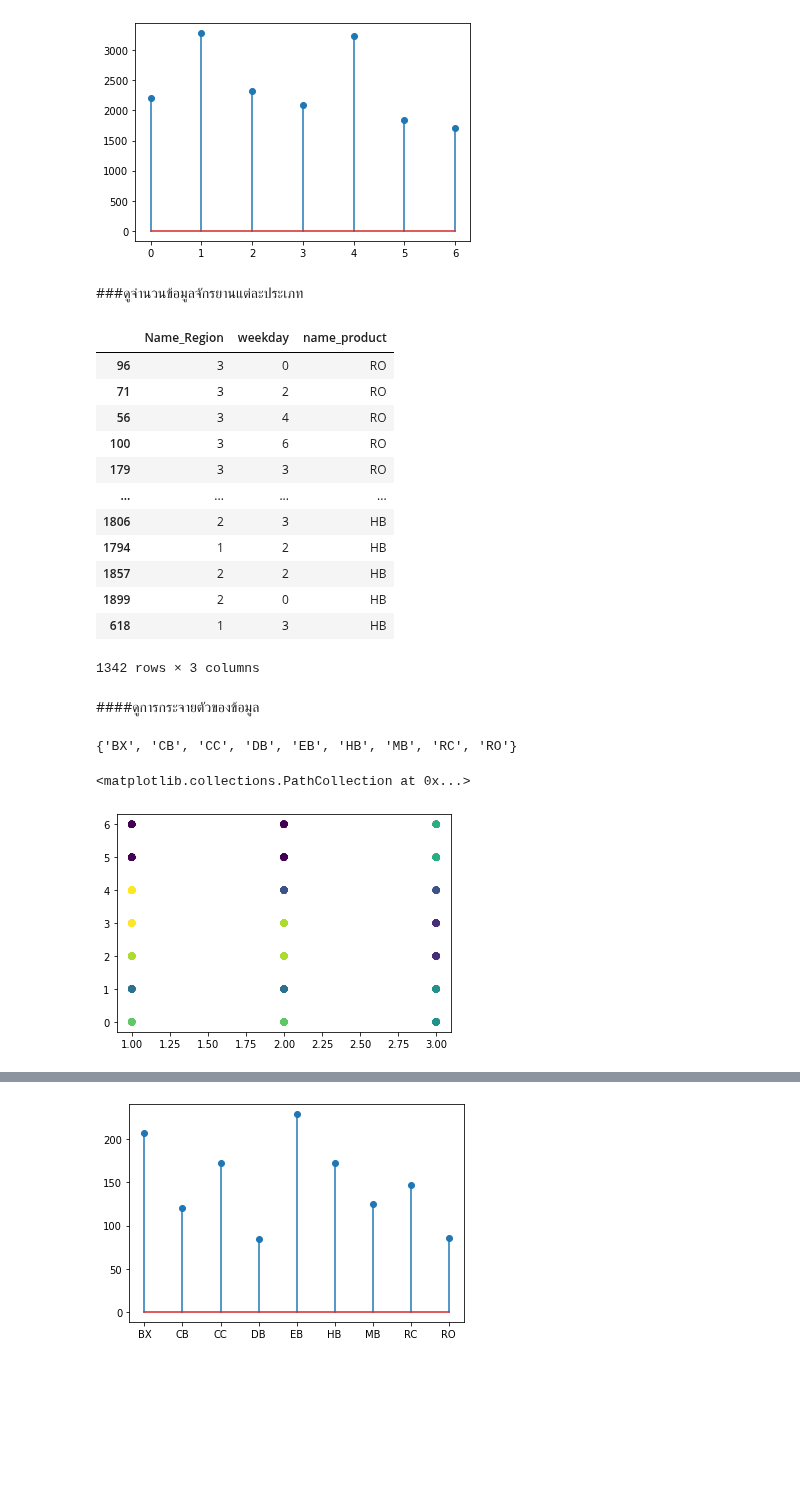
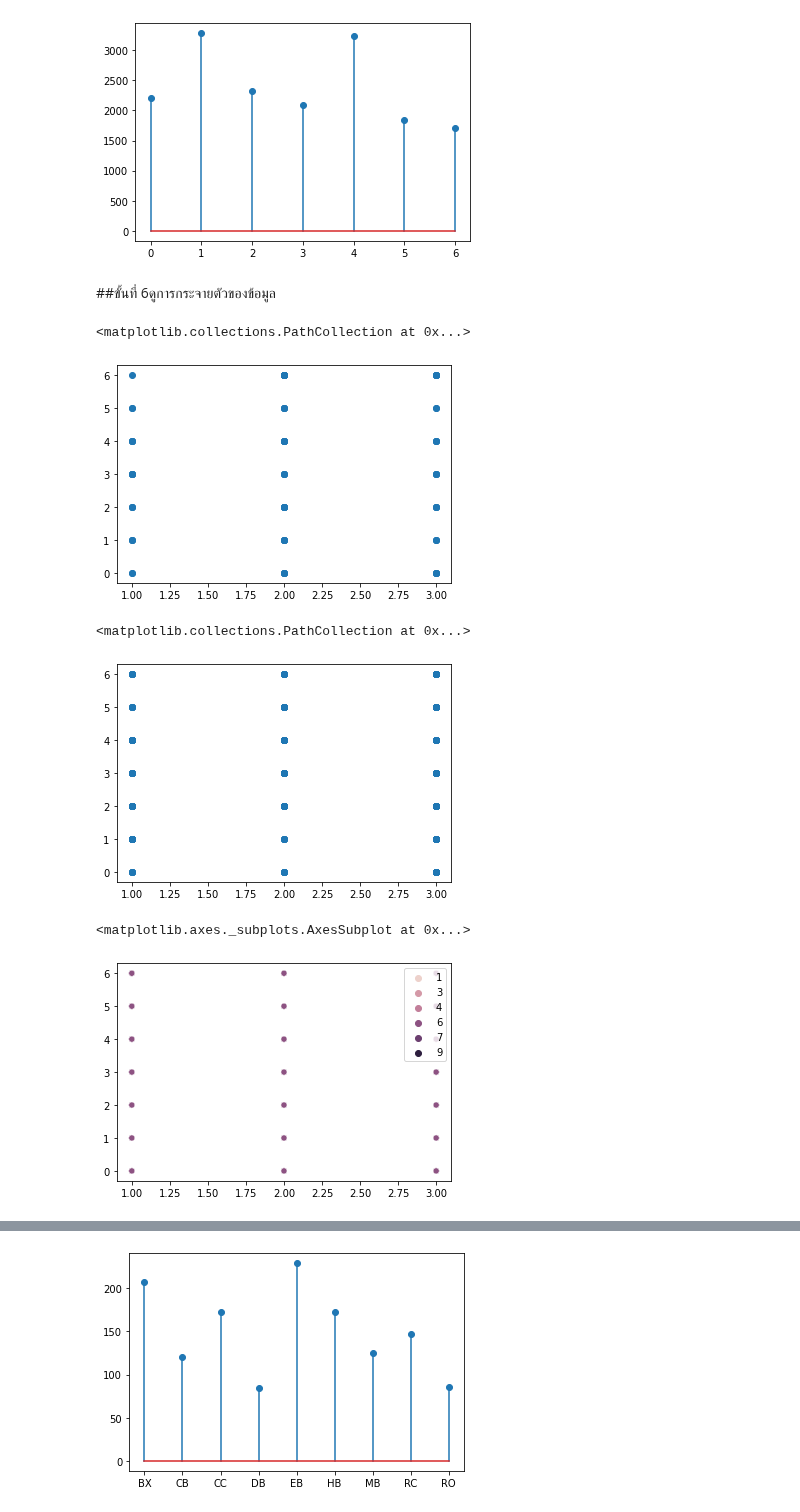
Before and after one commit to nicha0524/DPDM2021, a Jupyter notebook: Project_FINAL.ipynb, the cells around one changed output, grey strips where cells are left out. Drawn from its saved outputs; the diff is of its cells as text; code cells hidden in the pictures; blank space fills up the shorter version.

```diff
--- a/Project_FINAL.ipynb
+++ b/Project_FINAL.ipynb
@@ -1213,31 +1216,19 @@ ax.stem(x, y)
 plt.show()
 # %% [output]
 [figure]
-# %% [markdown]
-###ดูจำนวนข้อมูลจักรยานแต่ละประเภท
-# %%
- Sale_Order_item
-# %% [output]
-|  | Name_Region | weekday | name_product |
-| 96 | 3 | 0 | RO |
-| 71 | 3 | 2 | RO |
-| 56 | 3 | 4 | RO |
-| 100 | 3 | 6 | RO |
-| 179 | 3 | 3 | RO |
-| ... | ... | ... | ... |
-| 1806 | 2 | 3 | HB |
-| 1794 | 1 | 2 | HB |
-| 1857 | 2 | 2 | HB |
-| 1899 | 2 | 0 | HB |
-| 618 | 1 | 3 | HB |
-1342 rows × 3 columns
 # %% [markdown]
-####ดูการกระจายตัวของข้อมูล
+##ขั้นที่ 6ดูการกระจายตัวของข้อมูล
 # %%
  dw_mapping={'BX':1, 'CB':2, 'CC':3, 'DB':4, 'EB':5, 'HB':6, 'MB':7, 'RC':8, 'RO':9}
  Sale_Order_item['Name_Product']= Sale_Order_item['name_product'].map(dw_mapping)
-# %%
-set(Sale_Order_item['name_product'])
-# %% [output]
-{'BX', 'CB', 'CC', 'DB', 'EB', 'HB', 'MB', 'RC', 'RO'}
+# %%
+plt.scatter(Road_Bike['Name_Region'],Road_Bike['weekday']) #จักรยาน Road_Bike
+# %% [output]
+<matplotlib.collections.PathCollection at 0x...>
+[figure, added]
+# %%
+plt.scatter(BMX['Name_Region'],BMX['weekday']) ## จักรยาน BMX
+# %% [output]
+<matplotlib.collections.PathCollection at 0x...>
+[figure, added]
 # %%
@@ -1246,8 +1239,6 @@ xx=np.array(Sale_Order_item[['Name_Region','weekday']])
-# %%
-from  sklearn.cluster import KMeans
-KMeans = KMeans(n_clusters=9,random_state=6)
-y_clust = KMeans.fit_predict(xx)
-plt.scatter(xx[:,0], xx[:,1], c=y_clust)
-# %% [output]
-<matplotlib.collections.PathCollection at 0x...>
-[figure, removed]
+# %%
+
+sns.scatterplot(XX[:,0], XX[:,1], c=yy,hue=yy)  #เนื่องจากพิกัดจุดทับกันจึงทำให้เห็นการกระจายตัวไม่ชัดเจน และจึงเห็นเป็นสีเดียวกัน
+# %% [output]
+<matplotlib.axes._subplots.AxesSubplot at 0x...>
+[figure, added]
```
Also changed, not shown: parts of 99 cells of this notebook.
